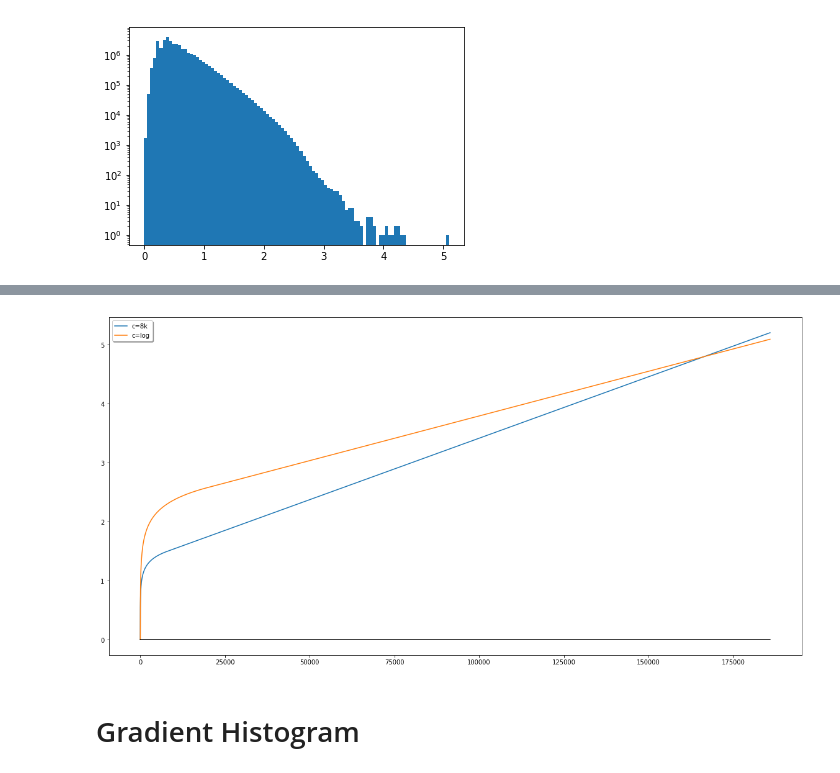
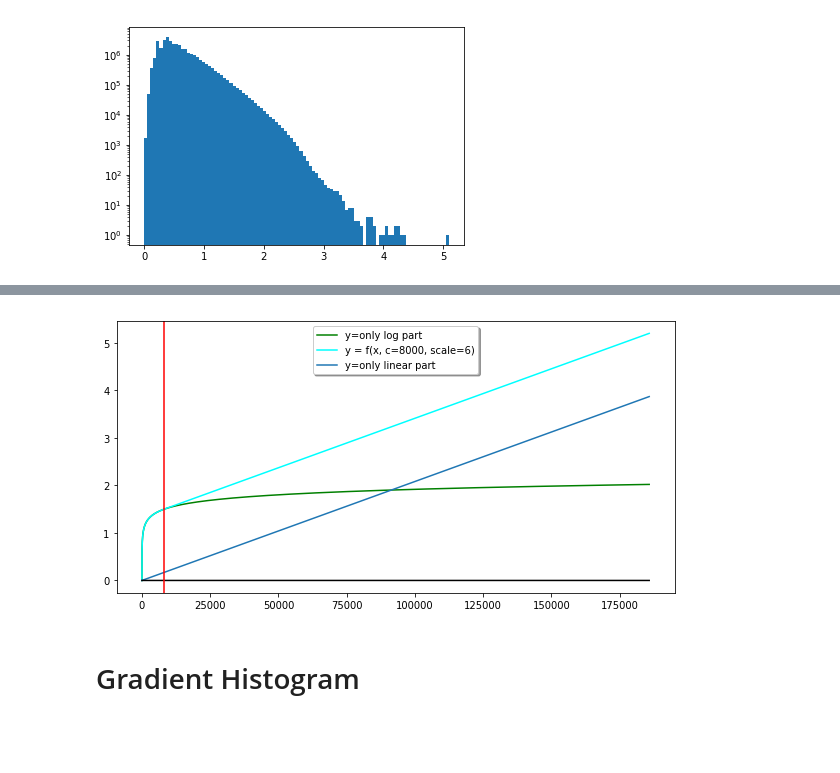
Before and after one commit to sankiteth/ThesisNotebooks, a Jupyter notebook: VisData.ipynb, the cells around one changed output, grey strips where cells are left out. Cells and saved outputs as stored; diff of their text form; code cells hidden in the pictures; blank space fills up the shorter version.

```diff
--- a/VisData.ipynb
+++ b/VisData.ipynb
@@ -87,3 +87,10 @@ log
 min: 0.0
 max: 5.092451095581055
 [figure]
+# %%
+dataset = data.load.load_dataset_file(spix=64, resolution=256,Mpch=350, scaling=4, augmentation=False, shuffle=False, forward_map=None, patch=False, is_3d=True)
+X = dataset.get_all_data().flatten()
+
+dataset_ln = data.load.load_dataset_file(spix=64, resolution=256,Mpch=350, scaling=4, augmentation=False, shuffle=False, forward_map=ln_fwd, patch=False, is_3d=True)
+X_ln = dataset_ln.get_all_data().flatten()
+print("log norm check: ", np.sum( np.abs( ln_bkd(X_ln) - X) ) )
@@ -90,21 +125,29 @@ max: 5.092451095581055
 # %%
-plt.figure(figsize=(20,10))
+plt.figure(figsize=(10,5))
 
-x = np.arange(0,np.max(X))
+x = np.arange(0, np.max(X))
+
+y3 = (np.log((x+1)/(8000.0+1)) - np.log((0+1)/(8000.0+1))) / 6.0
+plt.plot(y3, label='y=only log part', color='green')
 
 y1 = ln_fwd(x)
-plt.plot(y1, label='c=8k')
+plt.plot(y1, label='y = f(x, c=8000, scale=6)', color='cyan')
 
-y2 = data.fmap.forward(x)
-plt.plot(y2, label='c=log')
+#y2 = data.fmap.forward(x)
+#plt.plot(y2, label='c=log')
+
+y4 = ((x+1)/(8000.0+1) - (0+1)/(8000.0+1) ) / 6.0
+plt.plot(y4, label='y=only linear part')
 
 y5 = [0 for i in range(len(x))]
 plt.plot(y5, color='black')
+
+plt.axvline(x=8000, color='red')
 #plt.xscale('log')
 
-legend = plt.legend(loc='upper corner', shadow=True)
+legend = plt.legend(loc='lower corner', shadow=True)
 # %% [output]
-[figure, old version]
+[figure, new version]
 # %% [markdown]
 # Gradient Histogram
 # %%
```
Also changed, not shown: parts of 3 cells of this notebook, 1 other file.
